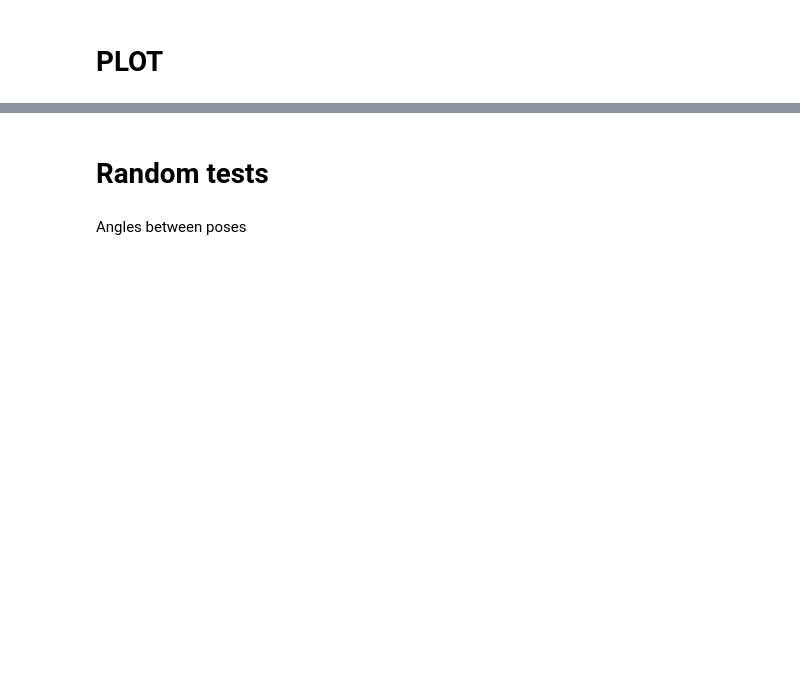
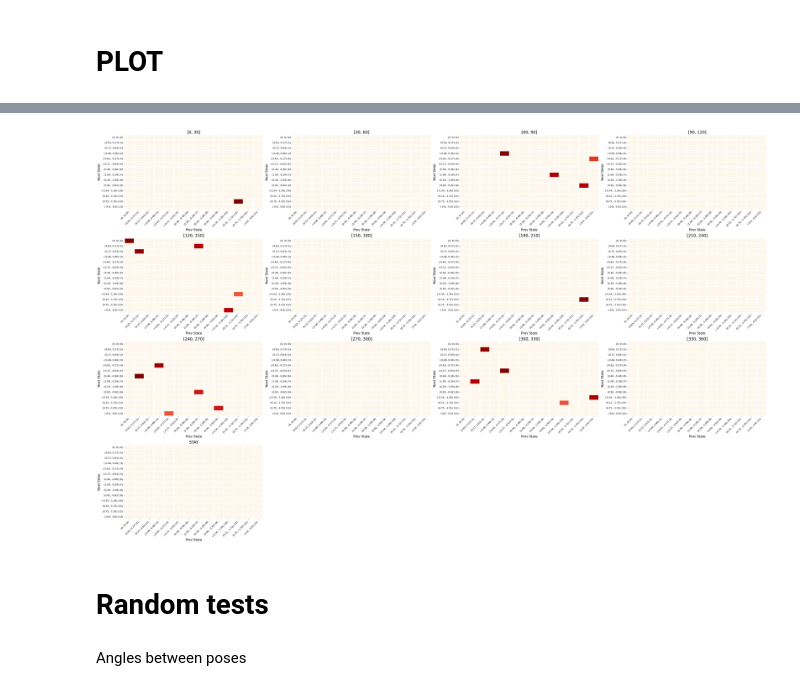
Before and after one commit to decide-ugent/aimapp, a Jupyter notebook: map_dm_nav/Node_mapping_tests.ipynb, the cells around one changed output, grey strips where cells are left out. Drawn from its saved outputs; the diff is of its cells as text; code cells hidden in the pictures; blank space fills up the shorter version.

```diff
--- a/map_dm_nav/Node_mapping_tests.ipynb
+++ b/map_dm_nav/Node_mapping_tests.ipynb
@@ -1558,3 +1597,7 @@ plot = plot_state_in_map(ours.B[0], ours.agent_state_mapping)
+# %%
+B_v1_test1_ob = ours.B[0][:]
+# %%
+V_v0_test1_ob = ours.B[0][:]
 # %%
 B_plot = plot_transitions(ours.B[0], ours.agent_state_mapping, ours.possible_actions)
 # %% [output]
@@ -1562,3 +1609,7 @@ B_plot = plot_transitions(ours.B[0], ours.agent_state_mapping, ours.possible_act
+# %%
+B_plot_compare = compare_B1_B2_plots(V_v0_test1_ob, B_v1_test1_ob, ours.agent_state_mapping, ours.possible_actions)
+# %% [output]
+[figure, added]
 # %% [markdown]
 # Random tests
 # %%
```
Also changed, not shown: parts of 26 cells of this notebook, 1 other file.
